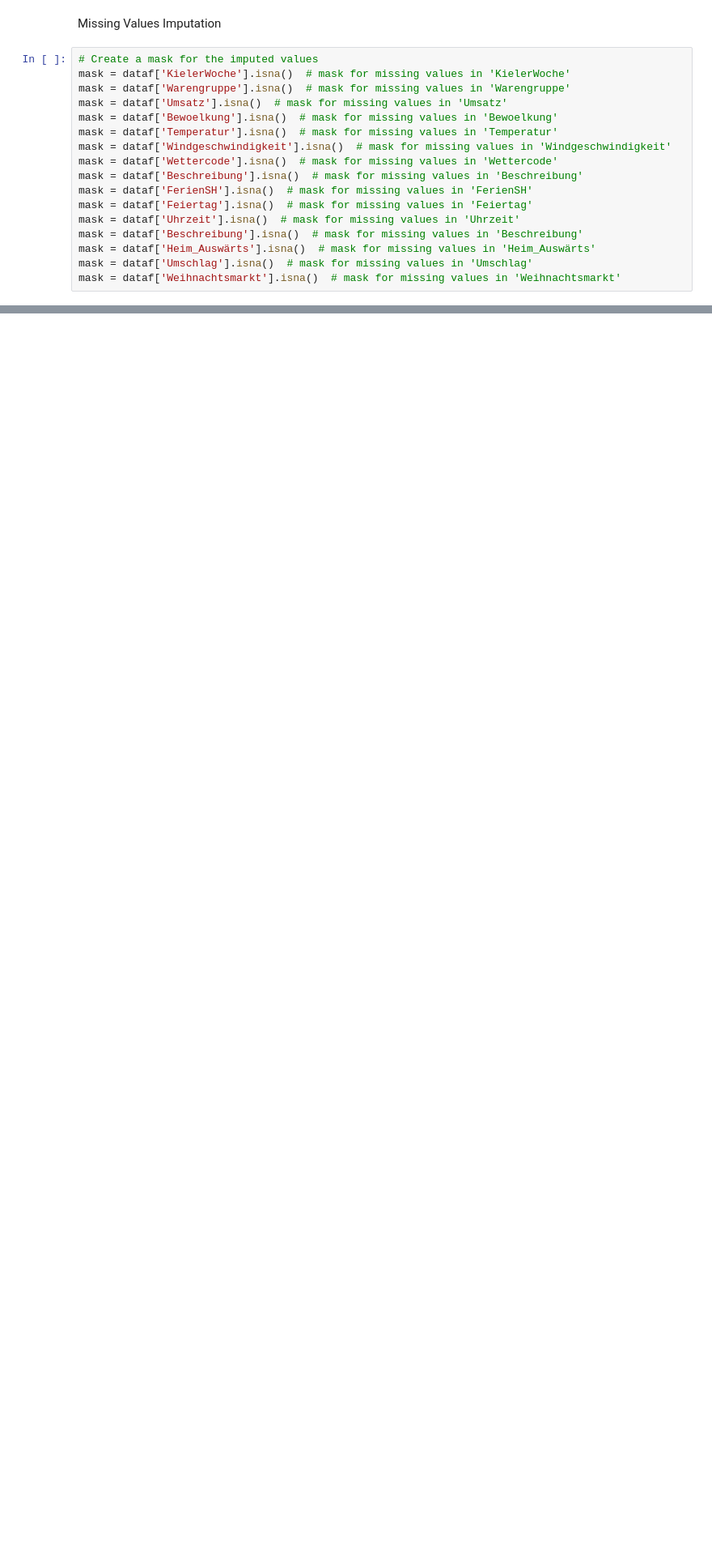
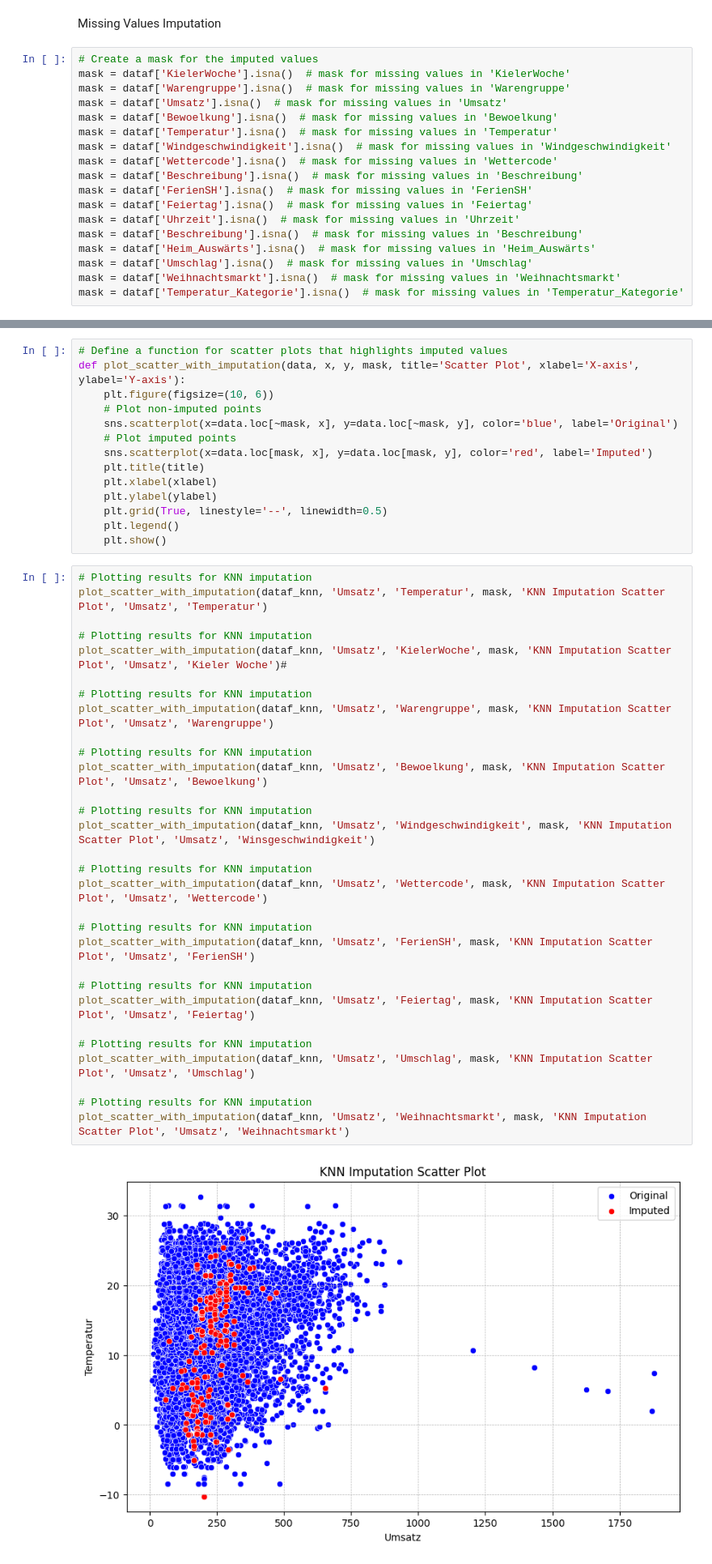
Before and after one commit to FabsenMc/bakery_prediction, a Jupyter notebook: 0_DataPreparation/Data_Preparation_inclusive-splitting_20240616_AKTUELL_LH.ipynb, the cells around one changed output, grey strips where cells are left out. Shown at 81% size. Drawn from its saved outputs; the diff is of its cells as text; blank space fills up the shorter version.

Commit message:
Abbildungen für Imputations vergleiche hinzugefügt. Variablen Bewoelkung, Warengruppe sind intervallskalierte und nicht ordinalskalierte Variablen. Daher ist Imputation dort noch fehlerhaft.

```diff
--- a/0_DataPreparation/Data_Preparation_inclusive-splitting_20240616_AKTUELL_LH.ipynb
+++ b/0_DataPreparation/Data_Preparation_inclusive-splitting_20240616_AKTUELL_LH.ipynb
@@ -309,4 +309,5 @@ mask = dataf['Beschreibung'].isna()  # mask for missing values in 'Beschreibung'
 mask = dataf['Heim_Auswärts'].isna()  # mask for missing values in 'Heim_Auswärts'
 mask = dataf['Umschlag'].isna()  # mask for missing values in 'Umschlag'
 mask = dataf['Weihnachtsmarkt'].isna()  # mask for missing values in 'Weihnachtsmarkt'
+mask = dataf['Temperatur_Kategorie'].isna()  # mask for missing values in 'Temperatur_Kategorie'
 # %%
@@ -406,3 +400,49 @@ plt.title('Missing Data Matrix Plot')
 plt.show()
 # %% [output]
 [figure]
+# %%
+# Define a function for scatter plots that highlights imputed values
+def plot_scatter_with_imputation(data, x, y, mask, title='Scatter Plot', xlabel='X-axis', ylabel='Y-axis'):
+    plt.figure(figsize=(10, 6))
+    # Plot non-imputed points
+    sns.scatterplot(x=data.loc[~mask, x], y=data.loc[~mask, y], color='blue', label='Original')
+    # Plot imputed points
+    sns.scatterplot(x=data.loc[mask, x], y=data.loc[mask, y], color='red', label='Imputed')
+    plt.title(title)
+    plt.xlabel(xlabel)
+    plt.ylabel(ylabel)
+    plt.grid(True, linestyle='--', linewidth=0.5)
+    plt.legend()
+    plt.show()
+# %%
+# Plotting results for KNN imputation
+plot_scatter_with_imputation(dataf_knn, 'Umsatz', 'Temperatur', mask, 'KNN Imputation Scatter Plot', 'Umsatz', 'Temperatur')
+
+# Plotting results for KNN imputation
+plot_scatter_with_imputation(dataf_knn, 'Umsatz', 'KielerWoche', mask, 'KNN Imputation Scatter Plot', 'Umsatz', 'Kieler Woche')#
+
+# Plotting results for KNN imputation
+plot_scatter_with_imputation(dataf_knn, 'Umsatz', 'Warengruppe', mask, 'KNN Imputation Scatter Plot', 'Umsatz', 'Warengruppe')
+
+# Plotting results for KNN imputation
+plot_scatter_with_imputation(dataf_knn, 'Umsatz', 'Bewoelkung', mask, 'KNN Imputation Scatter Plot', 'Umsatz', 'Bewoelkung')
+
+# Plotting results for KNN imputation
+plot_scatter_with_imputation(dataf_knn, 'Umsatz', 'Windgeschwindigkeit', mask, 'KNN Imputation Scatter Plot', 'Umsatz', 'Winsgeschwindigkeit')
+
+# Plotting results for KNN imputation
+plot_scatter_with_imputation(dataf_knn, 'Umsatz', 'Wettercode', mask, 'KNN Imputation Scatter Plot', 'Umsatz', 'Wettercode')
+
+# Plotting results for KNN imputation
+plot_scatter_with_imputation(dataf_knn, 'Umsatz', 'FerienSH', mask, 'KNN Imputation Scatter Plot', 'Umsatz', 'FerienSH')
+
+# Plotting results for KNN imputation
+plot_scatter_with_imputation(dataf_knn, 'Umsatz', 'Feiertag', mask, 'KNN Imputation Scatter Plot', 'Umsatz', 'Feiertag')
+
+# Plotting results for KNN imputation
+plot_scatter_with_imputation(dataf_knn, 'Umsatz', 'Umschlag', mask, 'KNN Imputation Scatter Plot', 'Umsatz', 'Umschlag')
+
+# Plotting results for KNN imputation
+plot_scatter_with_imputation(dataf_knn, 'Umsatz', 'Weihnachtsmarkt', mask, 'KNN Imputation Scatter Plot', 'Umsatz', 'Weihnachtsmarkt')
+# %% [output]
+[figure, added]
```
Also changed, not shown: parts of 8 cells of this notebook.
